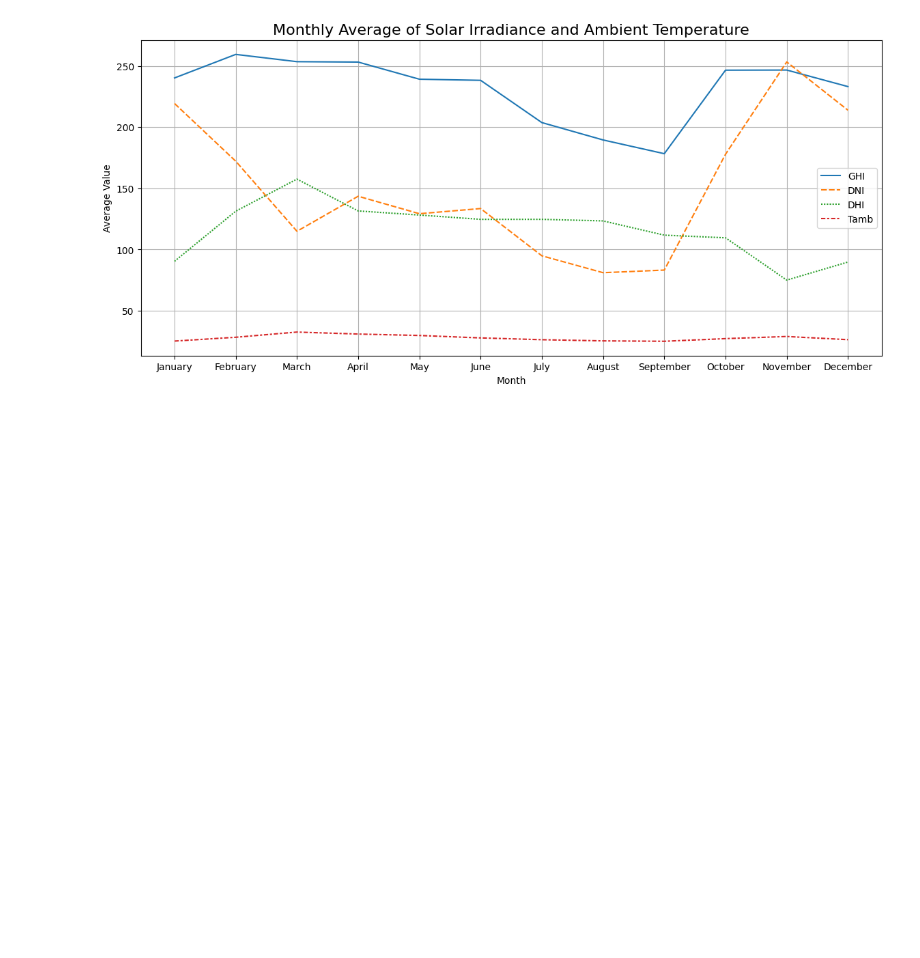
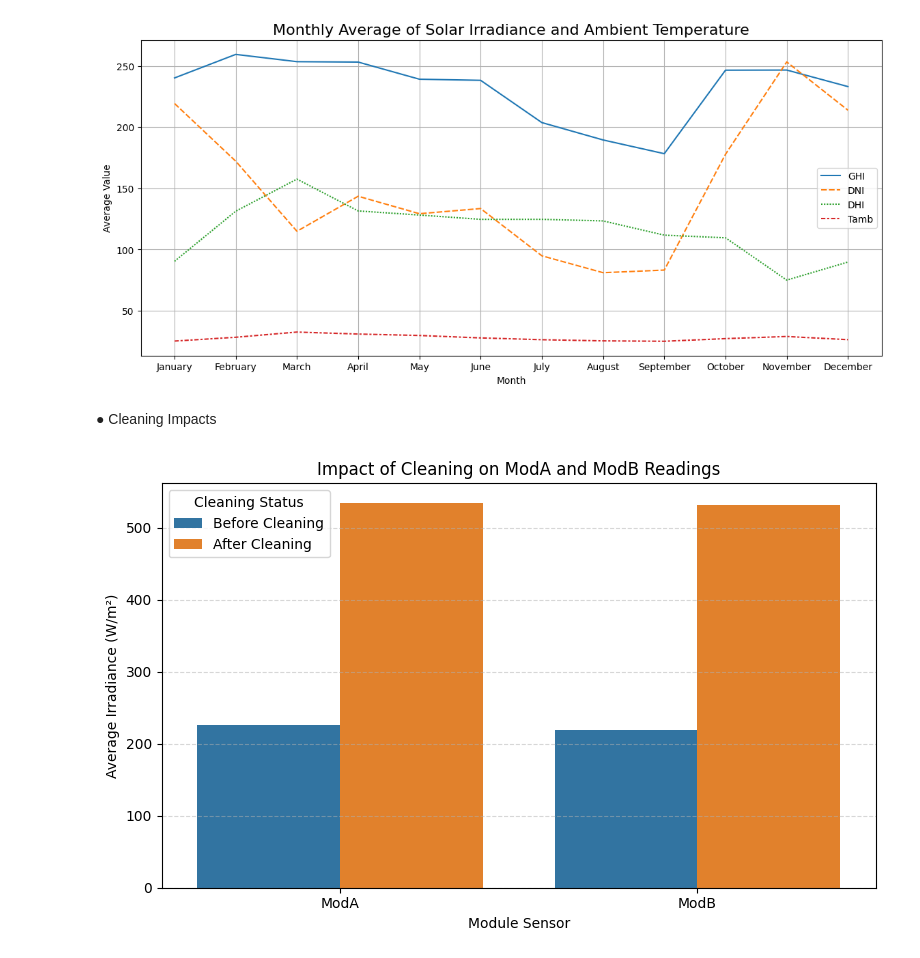
Before and after one commit to Filimon-H/Moonlight-Solar-Farm-Analysis, a Jupyter notebook: notebooks/togo_EDA.ipynb, the cells around one changed output. Drawn from its saved outputs; the diff is of its cells as text; code cells hidden in the pictures; blank space fills up the shorter version.

Commit message:
Cleaning Impact

```diff
--- a/notebooks/togo_EDA.ipynb
+++ b/notebooks/togo_EDA.ipynb
@@ -333,3 +333,27 @@ plt.grid(True)
 plt.show()
 # %% [output]
 [figure]
+# %% [markdown]
+●	Cleaning Impacts
+# %%
+# Group by Cleaning status (0 = no cleaning, 1 = cleaned)
+cleaning_impact = df.groupby('Cleaning')[['ModA', 'ModB']].mean()
+
+# Reset index for plotting
+cleaning_impact = cleaning_impact.reset_index()
+cleaning_impact['Cleaning'] = cleaning_impact['Cleaning'].map({0: 'Before Cleaning', 1: 'After Cleaning'})
+
+# Plotting
+plt.figure(figsize=(8, 5))
+sns.barplot(data=cleaning_impact.melt(id_vars='Cleaning', value_vars=['ModA', 'ModB']),
+            x='variable', y='value', hue='Cleaning')
+
+plt.title('Impact of Cleaning on ModA and ModB Readings')
+plt.ylabel('Average Irradiance (W/m²)')
+plt.xlabel('Module Sensor')
+plt.legend(title='Cleaning Status')
+plt.grid(axis='y', linestyle='--', alpha=0.5)
+plt.tight_layout()
+plt.show()
+# %% [output]
+[figure, added]
```
